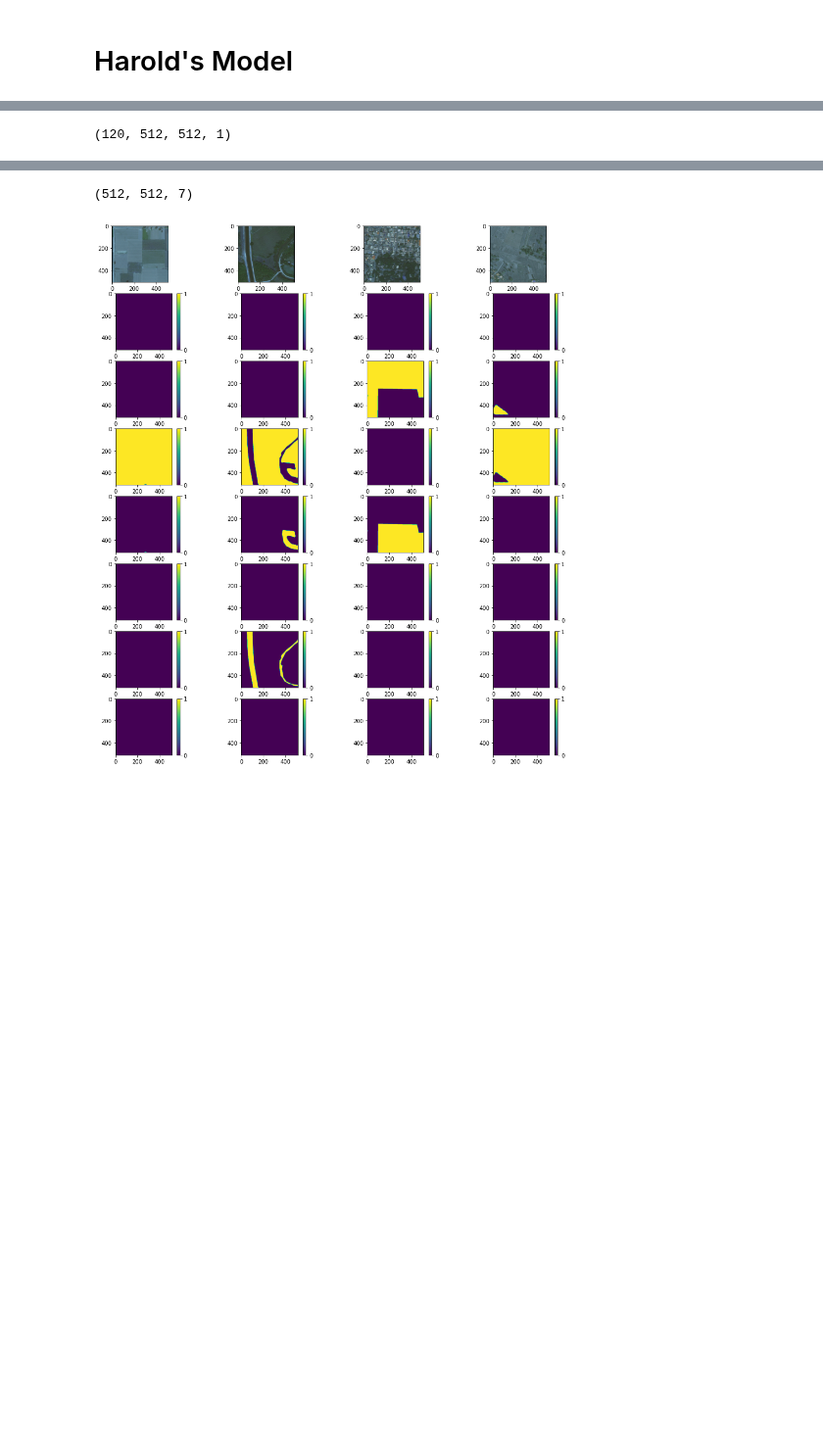
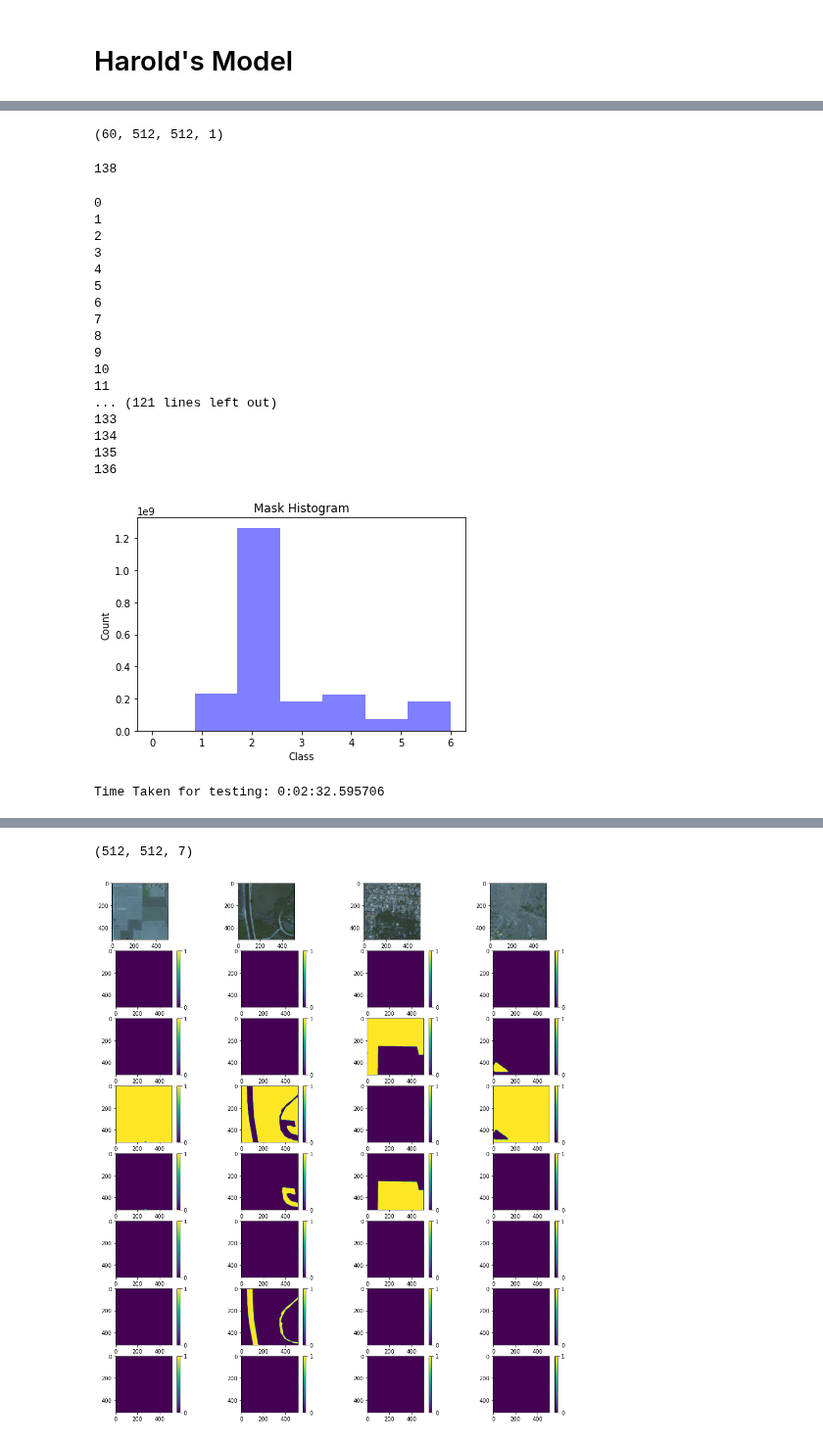
Before and after one commit to CSCCNY/final-project-landandbuildingsatimg-ccny, a Jupyter notebook: notebooks/scratch/01-JM-Unet.ipynb, the cells around one changed output, grey strips where cells are left out. Shown at 98% size. Cells and saved outputs as stored; diff of their text form; code cells hidden in the pictures; blank space fills up the shorter version.

```diff
--- a/notebooks/scratch/01-JM-Unet.ipynb
+++ b/notebooks/scratch/01-JM-Unet.ipynb
@@ -44,6 +39,6 @@ train_data_dir = '/home/juanp.montoya/NeuralNetworks/Final_Project/final-project
 val_data_dir = '/home/juanp.montoya/NeuralNetworks/Final_Project/final-project-landandbuildingsatimg-ccny/data/interim/Cropped/val'
 # test_data_dir = '/home/juanp.montoya/NeuralNetworks/Final_Project/final-project-landandbuildingsatimg-ccny/data/interim/Cropped/test'
 
-out_train_data_dir = '/home/juanp.montoya/NeuralNetworks/Final_Project/final-project-landandbuildingsatimg-ccny/data/processed/Cropped_120/train'
-out_val_data_dir = '/home/juanp.montoya/NeuralNetworks/Final_Project/final-project-landandbuildingsatimg-ccny/data/processed/Cropped_120/val'
+out_train_data_dir = '/home/juanp.montoya/NeuralNetworks/Final_Project/final-project-landandbuildingsatimg-ccny/data/processed/Cropped_60/train'
+out_val_data_dir = '/home/juanp.montoya/NeuralNetworks/Final_Project/final-project-landandbuildingsatimg-ccny/data/processed/Cropped_60/val'
 # out_test_data_dir = '/home/juanp.montoya/NeuralNetworks/Final_Project/final-project-landandbuildingsatimg-ccny/data/processed/Cropped/test'
@@ -138,4 +131,62 @@ val_generator[5][0].shape, val_generator[5][0].shape
 ss = glob.glob(out_train_data_dir+'/masks/*')
 np.load(ss[0]).shape
 # %% [output]
-(120, 512, 512, 1)
+(60, 512, 512, 1)
+# %%
+def plot_img_histogram(img_path, size):
+    image = np.zeros(([size, 60, 512, 512, 1]))
+    for i in range(len(img_path[0:size])):
+        im = np.load(img_path[i])
+        image[i,:,:,:,:] = im
+        print(i)
+    fig, ax = plt.subplots()
+    ax.hist(image[:,:, :].ravel(), bins = 7, color = 'Blue', alpha = 0.5)
+#     plt.hist(image[:, :].ravel(), bins = 7, color = 'Green', alpha = 0.5)
+#     plt.hist(image[:, :].ravel(), bins = 7, color = 'Blue', alpha = 0.5)
+    ax.set_xlabel('Class')
+    ax.set_ylabel('Count')
+    ax.set_title('Mask Histogram')
+    plt.show()
+    return fig, ax
+# %%
+len(ss)
+# %% [output]
+138
+# %%
+#     Convert RGB mask to categorical array.
+#     urban_land         [0 ,255 ,255]    --> 1
+#     agriculture_land   [255 ,255 ,0]    --> 2
+#     rangeland          [255 ,0 ,255]    --> 3
+#     forest_land        [0 ,255 ,0]      --> 4
+#     water              [0 ,0 ,255]      --> 5
+#     barren_land        [255 ,255 ,255]  --> 6
+#     unknown            [0 ,0 ,0]        --> 0
+
+from datetime import datetime
+start = datetime.now()
+
+
+fig , ax = plot_img_histogram(ss,137)
+# fig.savefig('Histogram', dpi = 300)
+end = datetime.now()
+print("\nTime Taken for testing: %s" % (end-start))
+# %% [output]
+0
+1
+2
+3
+4
+5
+6
+7
+8
+9
+10
+11
+... (121 lines left out)
+133
+134
+135
+136
+[figure, added]
+Time Taken for testing: 0:02:32.595706
```
Also changed, not shown: parts of 5 cells of this notebook, 1 other file.
